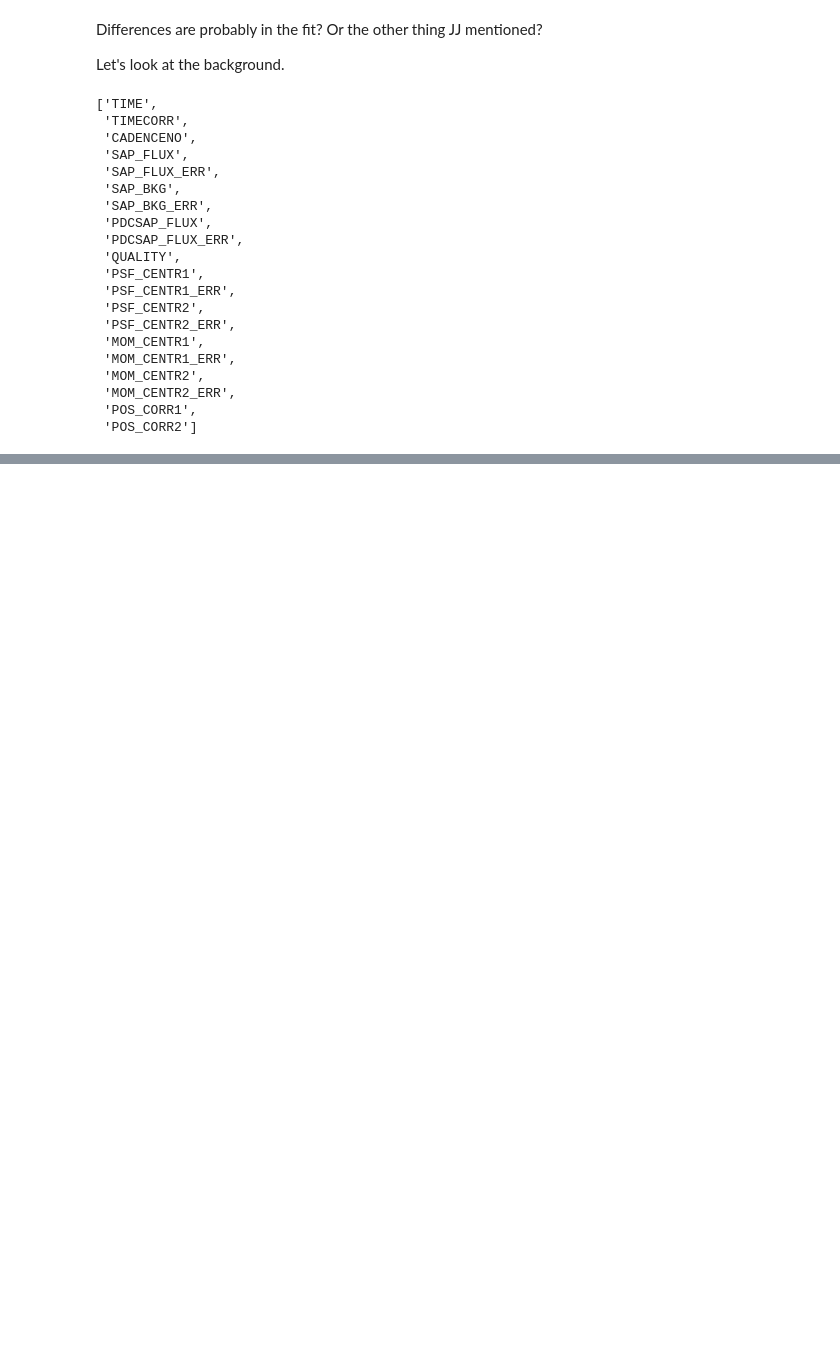
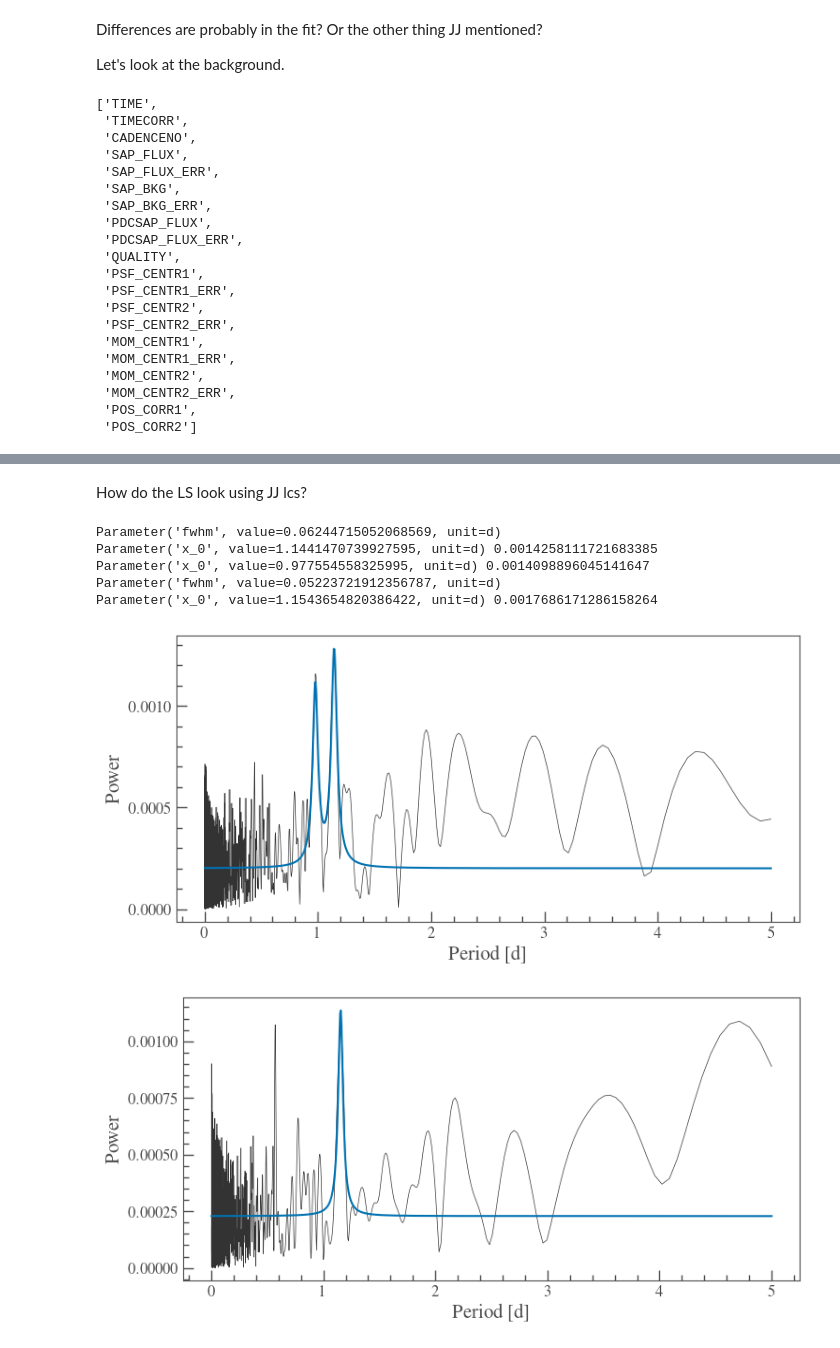
Before and after one commit to davidjwilson/GD394-Tess, a Jupyter notebook: tess_period2.ipynb, the cells around one changed output, grey strips where cells are left out. Saved outputs shown, nothing was run; the diff lists cells and outputs as text; code cells hidden in the pictures; blank space fills up the shorter version.

```diff
--- a/tess_period2.ipynb
+++ b/tess_period2.ipynb
@@ -107,2 +107,38 @@ for i, ft in enumerate(tessfits):
 [figure]
 1.1827382285254915 d
+# %% [markdown]
+How do the LS look using JJ lcs?
+# %%
+for i, ft in enumerate(tessfits):
+    data = fits.getdata(ft, 1)
+    t, f, e, q = data['TIME'], data['PDCSAP_FLUX'], data['PDCSAP_FLUX_ERR'], data['QUALITY']
+    t, f, e = t[q==0], f[q==0], e[q==0]
+    fit = np.polyval((np.polyfit(t,f,2)), t)
+    f = (f/fit)-1
+    e = (e/fit)-1
+    lc = lk.LightCurve(time=t, flux=f, flux_err=e ).remove_outliers(sigma=5)
+    if i == 0:
+        lc15 = lc
+    else:
+        lc16= lc
+    pg = lc.to_periodogram(oversample_factor=10,minimum_period=4*u.minute, maximum_period=5*u.day)
+    pg.plot()
+    l_init =  models.Lorentz1D(0.001, 1.15, fwhm=0.05)+models.Const1D(0)
+    if i == 0:
+        l_init += models.Lorentz1D(0.001, 0.9, fwhm=0.05)
+    l_fit=fitter(l_init, pg.period, pg.power, maxiter=1000000)
+    fit_e = np.sqrt(np.diag(fitter.fit_info['param_cov']))
+    print(l_fit[0].fwhm)
+    print(l_fit[0].x_0, fit_e[1])
+    if i == 0:
+        print(l_fit[2].x_0, fit_e[5])
+   # plt.axvline(0.98)
+    plt.plot(pg.period, l_fit(pg.period))
+# %% [output]
+Parameter('fwhm', value=0.06244715052068569, unit=d)
+Parameter('x_0', value=1.1441470739927595, unit=d) 0.0014258111721683385
+Parameter('x_0', value=0.977554558325995, unit=d) 0.0014098896045141647
+Parameter('fwhm', value=0.05223721912356787, unit=d)
+Parameter('x_0', value=1.1543654820386422, unit=d) 0.0017686171286158264
+[figure, added]
+[figure, added]
```
Also changed, not shown: parts of 1 cell of this notebook.
